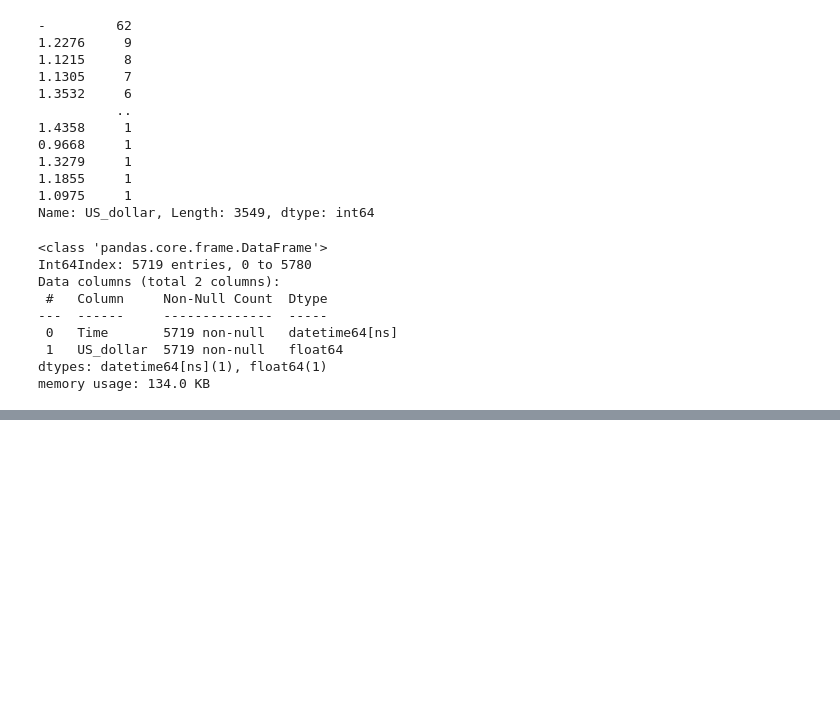
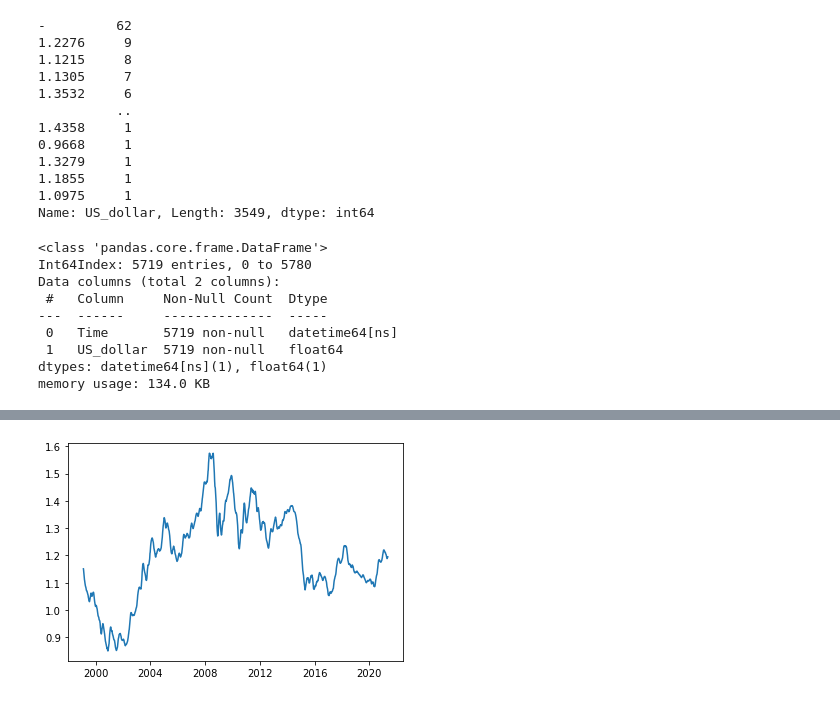
Before and after one commit to timwoodland/Data_Visualization_on_Exchange_Rates_projec, a Jupyter notebook: Storytelling_Data_Visualization_on_Exchange_Rates_project.ipynb, the cells around one changed output, grey strips where cells are left out. Drawn from its saved outputs; the diff is of its cells as text; code cells hidden in the pictures; blank space fills up the shorter version.

```diff
--- a/Storytelling_Data_Visualization_on_Exchange_Rates_project.ipynb
+++ b/Storytelling_Data_Visualization_on_Exchange_Rates_project.ipynb
@@ -155,0 +180,7 @@ memory usage: 134.0 KB
+# %%
+plt.plot(euro_to_dollar['Time'],
+        euro_to_dollar['rolling_mean'])
+
+plt.show()
+# %% [output]
+[figure, added]
```
Also changed, not shown: parts of 15 cells of this notebook.
